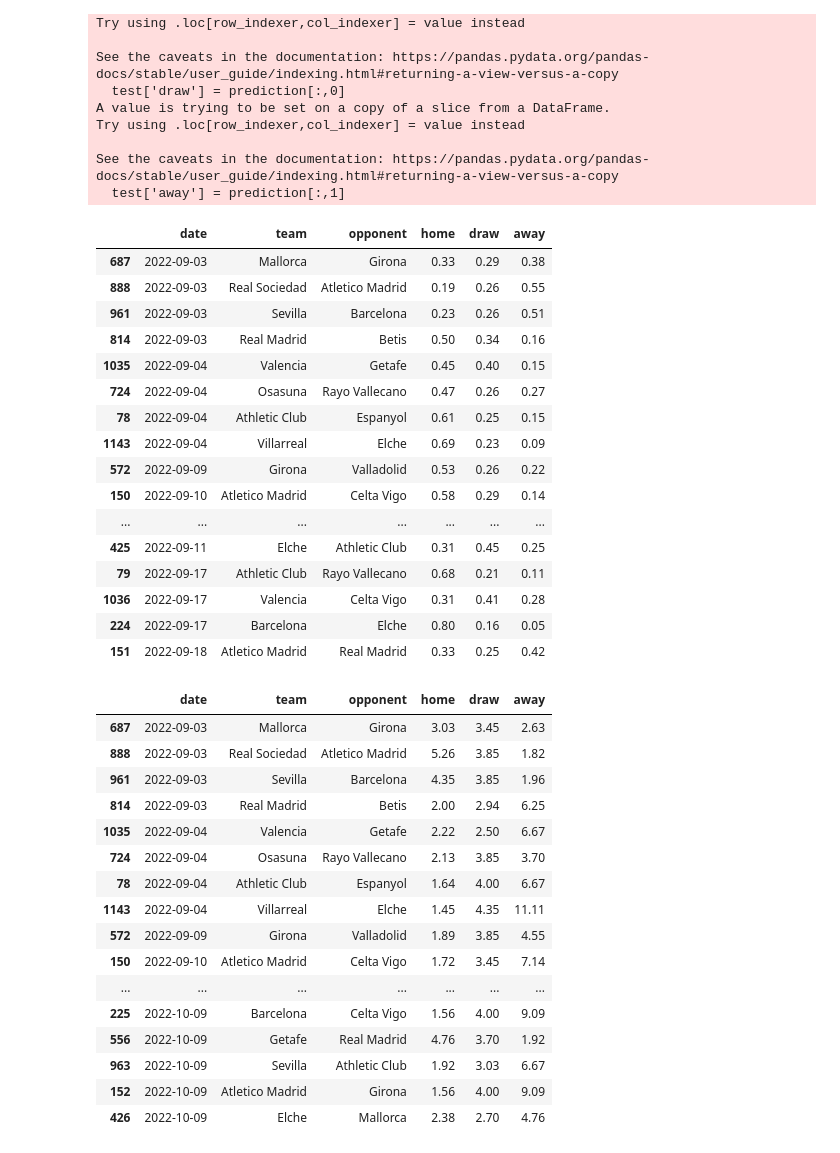
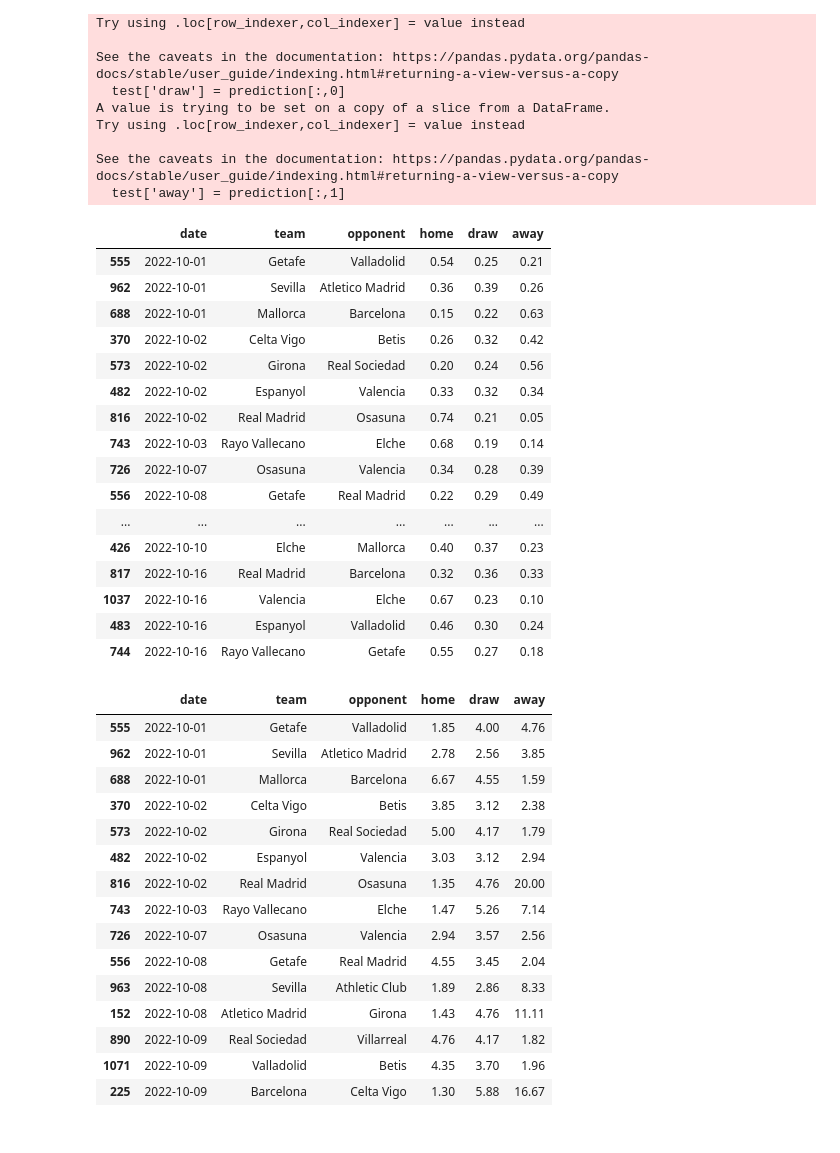
Before and after one commit to Miserry/Neural_network_predicting_football, a Jupyter notebook: Neural_training.ipynb, the cells around one changed output. Drawn from its saved outputs; the diff is of its cells as text; code cells hidden in the pictures.

```diff
--- a/Neural_training.ipynb
+++ b/Neural_training.ipynb
@@ -230,14 +230,16 @@ model = keras.Sequential([
     keras.layers.Dense(36, activation="relu"),
     keras.layers.Dense(105, activation="relu"),
     keras.layers.Dense(315, activation="relu"),
+    keras.layers.Dense(150, activation="relu"),
+    keras.layers.Dense(100, activation="relu"),
     keras.layers.Dense(3, activation="softmax")
 ])
 # %%
 model.compile(optimizer='adam', loss='sparse_categorical_crossentropy', metrics=['accuracy'])
 # %%
 #Setting up training and testing slices.
-train = df[df['date'] <= '2022-09-01']
-test = df[df['date'] > '2022-09-01']
+train = df[df['date'] <= '2022-09-25']
+test = df[df['date'] > '2022-09-25']
 # %%
 model.fit(train[predictors + new_cols], train['result'], epochs=20)
 # %% [output]
@@ -303,22 +305,22 @@ test = test[['date', 'team', 'opponent', 'home', 'draw', 'away']].round(2)
 test.sort_values('date')[:20]
 # %% [output]
 |  | date | team | opponent | home | draw | away |
-| 687 | 2022-09-03 | Mallorca | Girona | 0.33 | 0.29 | 0.38 |
-| 888 | 2022-09-03 | Real Sociedad | Atletico Madrid | 0.19 | 0.26 | 0.55 |
-| 961 | 2022-09-03 | Sevilla | Barcelona | 0.23 | 0.26 | 0.51 |
-| 814 | 2022-09-03 | Real Madrid | Betis | 0.50 | 0.34 | 0.16 |
-| 1035 | 2022-09-04 | Valencia | Getafe | 0.45 | 0.40 | 0.15 |
-| 724 | 2022-09-04 | Osasuna | Rayo Vallecano | 0.47 | 0.26 | 0.27 |
-| 78 | 2022-09-04 | Athletic Club | Espanyol | 0.61 | 0.25 | 0.15 |
-| 1143 | 2022-09-04 | Villarreal | Elche | 0.69 | 0.23 | 0.09 |
-| 572 | 2022-09-09 | Girona | Valladolid | 0.53 | 0.26 | 0.22 |
-| 150 | 2022-09-10 | Atletico Madrid | Celta Vigo | 0.58 | 0.29 | 0.14 |
+| 555 | 2022-10-01 | Getafe | Valladolid | 0.54 | 0.25 | 0.21 |
+| 962 | 2022-10-01 | Sevilla | Atletico Madrid | 0.36 | 0.39 | 0.26 |
+| 688 | 2022-10-01 | Mallorca | Barcelona | 0.15 | 0.22 | 0.63 |
+| 370 | 2022-10-02 | Celta Vigo | Betis | 0.26 | 0.32 | 0.42 |
+| 573 | 2022-10-02 | Girona | Real Sociedad | 0.20 | 0.24 | 0.56 |
+| 482 | 2022-10-02 | Espanyol | Valencia | 0.33 | 0.32 | 0.34 |
+| 816 | 2022-10-02 | Real Madrid | Osasuna | 0.74 | 0.21 | 0.05 |
+| 743 | 2022-10-03 | Rayo Vallecano | Elche | 0.68 | 0.19 | 0.14 |
+| 726 | 2022-10-07 | Osasuna | Valencia | 0.34 | 0.28 | 0.39 |
+| 556 | 2022-10-08 | Getafe | Real Madrid | 0.22 | 0.29 | 0.49 |
 | ... | ... | ... | ... | ... | ... | ... |
-| 425 | 2022-09-11 | Elche | Athletic Club | 0.31 | 0.45 | 0.25 |
-| 79 | 2022-09-17 | Athletic Club | Rayo Vallecano | 0.68 | 0.21 | 0.11 |
-| 1036 | 2022-09-17 | Valencia | Celta Vigo | 0.31 | 0.41 | 0.28 |
-| 224 | 2022-09-17 | Barcelona | Elche | 0.80 | 0.16 | 0.05 |
-| 151 | 2022-09-18 | Atletico Madrid | Real Madrid | 0.33 | 0.25 | 0.42 |
+| 426 | 2022-10-10 | Elche | Mallorca | 0.40 | 0.37 | 0.23 |
+| 817 | 2022-10-16 | Real Madrid | Barcelona | 0.32 | 0.36 | 0.33 |
+| 1037 | 2022-10-16 | Valencia | Elche | 0.67 | 0.23 | 0.10 |
+| 483 | 2022-10-16 | Espanyol | Valladolid | 0.46 | 0.30 | 0.24 |
+| 744 | 2022-10-16 | Rayo Vallecano | Getafe | 0.55 | 0.27 | 0.18 |
 # %%
 test['home'] = 1/test['home']
 test['draw'] = 1/test['draw']
@@ -326,22 +328,21 @@ test['away'] = 1/test['away']
 # %%
 test = test.sort_values('date').round(2)
 # %%
-test[:40]
+test[:15]
 # %% [output]
 |  | date | team | opponent | home | draw | away |
-| 687 | 2022-09-03 | Mallorca | Girona | 3.03 | 3.45 | 2.63 |
-| 888 | 2022-09-03 | Real Sociedad | Atletico Madrid | 5.26 | 3.85 | 1.82 |
-| 961 | 2022-09-03 | Sevilla | Barcelona | 4.35 | 3.85 | 1.96 |
-| 814 | 2022-09-03 | Real Madrid | Betis | 2.00 | 2.94 | 6.25 |
-| 1035 | 2022-09-04 | Valencia | Getafe | 2.22 | 2.50 | 6.67 |
-| 724 | 2022-09-04 | Osasuna | Rayo Vallecano | 2.13 | 3.85 | 3.70 |
-| 78 | 2022-09-04 | Athletic Club | Espanyol | 1.64 | 4.00 | 6.67 |
-| 1143 | 2022-09-04 | Villarreal | Elche | 1.45 | 4.35 | 11.11 |
-| 572 | 2022-09-09 | Girona | Valladolid | 1.89 | 3.85 | 4.55 |
-| 150 | 2022-09-10 | Atletico Madrid | Celta Vigo | 1.72 | 3.45 | 7.14 |
-| ... | ... | ... | ... | ... | ... | ... |
-| 225 | 2022-10-09 | Barcelona | Celta Vigo | 1.56 | 4.00 | 9.09 |
-| 556 | 2022-10-09 | Getafe | Real Madrid | 4.76 | 3.70 | 1.92 |
-| 963 | 2022-10-09 | Sevilla | Athletic Club | 1.92 | 3.03 | 6.67 |
-| 152 | 2022-10-09 | Atletico Madrid | Girona | 1.56 | 4.00 | 9.09 |
-| 426 | 2022-10-09 | Elche | Mallorca | 2.38 | 2.70 | 4.76 |
+| 555 | 2022-10-01 | Getafe | Valladolid | 1.85 | 4.00 | 4.76 |
+| 962 | 2022-10-01 | Sevilla | Atletico Madrid | 2.78 | 2.56 | 3.85 |
+| 688 | 2022-10-01 | Mallorca | Barcelona | 6.67 | 4.55 | 1.59 |
+| 370 | 2022-10-02 | Celta Vigo | Betis | 3.85 | 3.12 | 2.38 |
+| 573 | 2022-10-02 | Girona | Real Sociedad | 5.00 | 4.17 | 1.79 |
+| 482 | 2022-10-02 | Espanyol | Valencia | 3.03 | 3.12 | 2.94 |
+| 816 | 2022-10-02 | Real Madrid | Osasuna | 1.35 | 4.76 | 20.00 |
+| 743 | 2022-10-03 | Rayo Vallecano | Elche | 1.47 | 5.26 | 7.14 |
+| 726 | 2022-10-07 | Osasuna | Valencia | 2.94 | 3.57 | 2.56 |
+| 556 | 2022-10-08 | Getafe | Real Madrid | 4.55 | 3.45 | 2.04 |
+| 963 | 2022-10-08 | Sevilla | Athletic Club | 1.89 | 2.86 | 8.33 |
+| 152 | 2022-10-08 | Atletico Madrid | Girona | 1.43 | 4.76 | 11.11 |
+| 890 | 2022-10-09 | Real Sociedad | Villarreal | 4.76 | 4.17 | 1.82 |
+| 1071 | 2022-10-09 | Valladolid | Betis | 4.35 | 3.70 | 1.96 |
+| 225 | 2022-10-09 | Barcelona | Celta Vigo | 1.30 | 5.88 | 16.67 |
```
Also changed, not shown: parts of 7 cells of this notebook, 1 other file.
